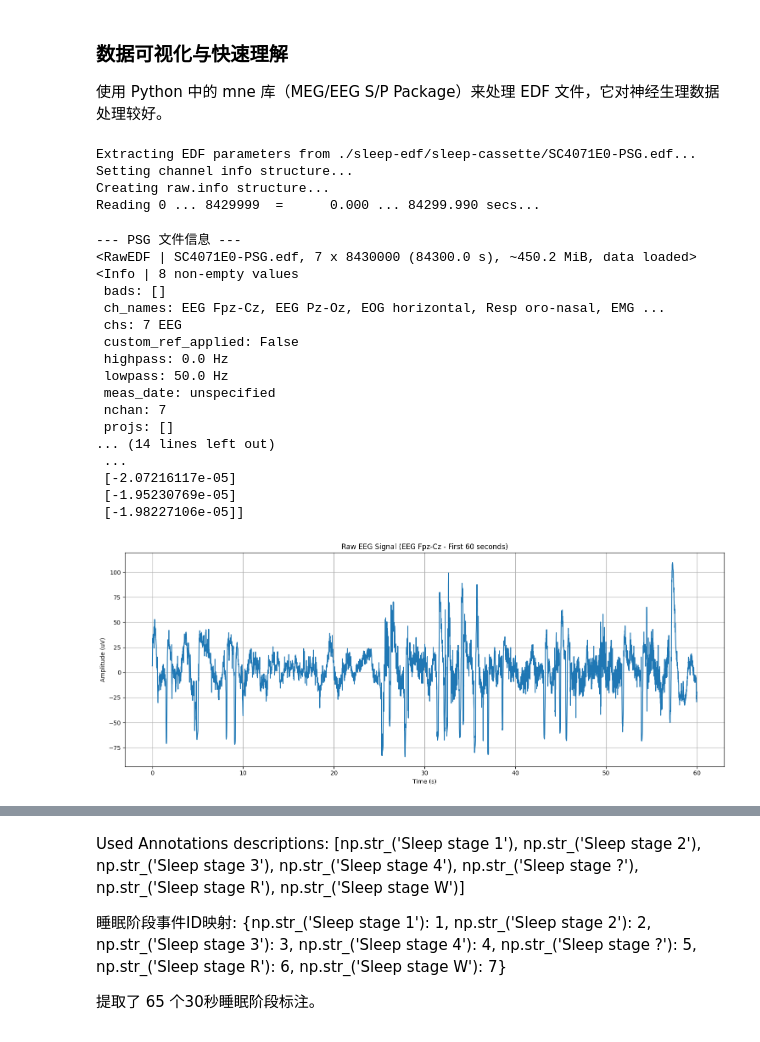
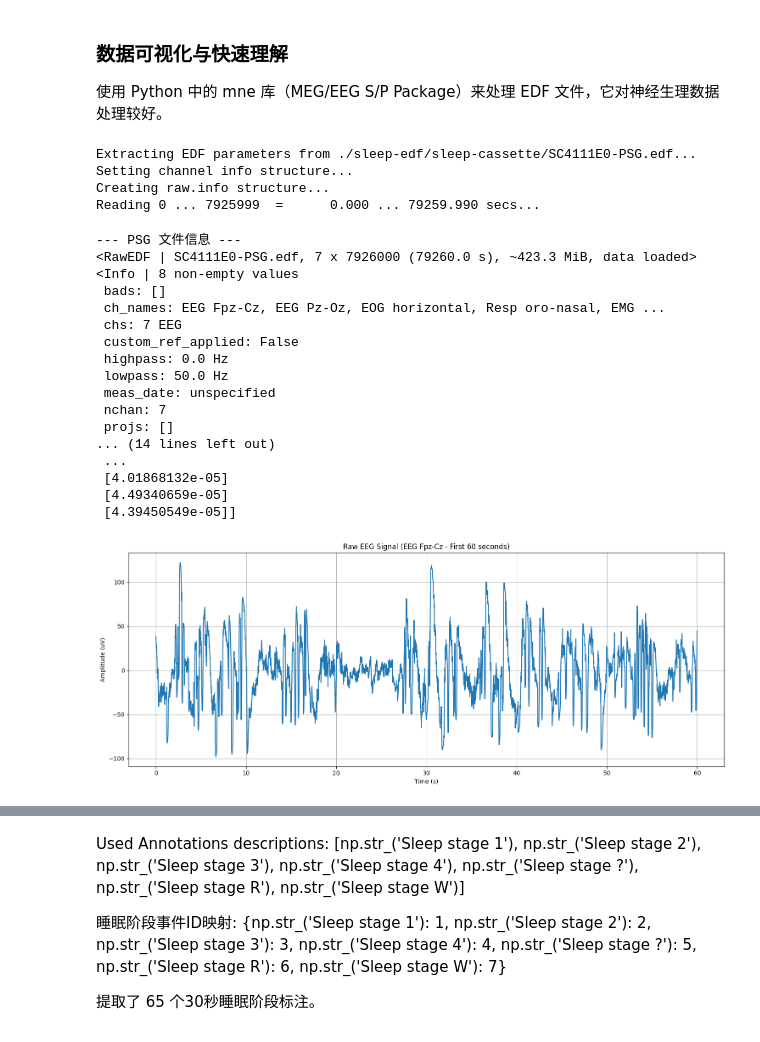
Before and after one commit to Eason815/EEG_Sleep_AI, a Jupyter notebook: 2sample.ipynb, the cells around one changed output, grey strips where cells are left out. Cells and saved outputs as stored; diff of their text form; code cells hidden in the pictures.

```diff
--- a/2sample.ipynb
+++ b/2sample.ipynb
@@ -69,8 +69,8 @@ import pandas as pd # 用于处理标注数据
 # 下载 SC4001E0-PSG.edf 和 SC4001E0-Hypnogram.edf 到工作目录
 
 
-psg_file = './sleep-edf/sleep-cassette/SC4071E0-PSG.edf'
-hyp_file = './sleep-edf/sleep-cassette/SC4071EC-Hypnogram.edf'
+psg_file = './sleep-edf/sleep-cassette/SC4111E0-PSG.edf'
+hyp_file = './sleep-edf/sleep-cassette/SC4111EC-Hypnogram.edf'
 
 # --- 2. 加载 PSG 文件 (生理信号数据) ---
 
@@ -94,40 +94,40 @@ print("找到的EMG通道:", emg_channels)
 
 # 绘制部分原始EEG信号
 plt.figure(figsize=(15, 6))
 if eeg_channels: # 确保有EEG通道
     # 只绘制第一个EEG通道，前60秒数据
     eeg_data, times = raw_psg[eeg_channels[0], 0:int(raw_psg.info['sfreq']*60)]
     print(eeg_data.T)
     plt.plot(times, eeg_data.T * 1e6) # 乘以1e6转换为微伏（uV）
     plt.title(f'Raw EEG Signal ({eeg_channels[0]} - First 60 seconds)')
     plt.xlabel('Time (s)')
     plt.ylabel('Amplitude (uV)')
     plt.grid(True)
     plt.tight_layout()
     plt.show()
 # %% [output]
-Extracting EDF parameters from ./sleep-edf/sleep-cassette/SC4071E0-PSG.edf...
+Extracting EDF parameters from ./sleep-edf/sleep-cassette/SC4111E0-PSG.edf...
 Setting channel info structure...
 Creating raw.info structure...
-Reading 0 ... 8429999  =      0.000 ... 84299.990 secs...
+Reading 0 ... 7925999  =      0.000 ... 79259.990 secs...
 --- PSG 文件信息 ---
-<RawEDF | SC4071E0-PSG.edf, 7 x 8430000 (84300.0 s), ~450.2 MiB, data loaded>
+<RawEDF | SC4111E0-PSG.edf, 7 x 7926000 (79260.0 s), ~423.3 MiB, data loaded>
 <Info | 8 non-empty values
  bads: []
  ch_names: EEG Fpz-Cz, EEG Pz-Oz, EOG horizontal, Resp oro-nasal, EMG ...
  chs: 7 EEG
  custom_ref_applied: False
  highpass: 0.0 Hz
  lowpass: 50.0 Hz
  meas_date: unspecified
  nchan: 7
  projs: []
 ... (14 lines left out)
  ...
- [-2.07216117e-05]
- [-1.95230769e-05]
- [-1.98227106e-05]]
+ [4.01868132e-05]
+ [4.49340659e-05]
+ [4.39450549e-05]]
-[figure, old version]
+[figure, new version]
 # %%
 # --- 3. 加载 Hypnogram 文件 (睡眠阶段标注) ---
 # 对于 Sleep-EDF 数据集，Hypnogram.edf 文件通常是MNE可以识别的特殊标注文件
```
Also changed, not shown: parts of 10 cells of this notebook, 20 other files.
